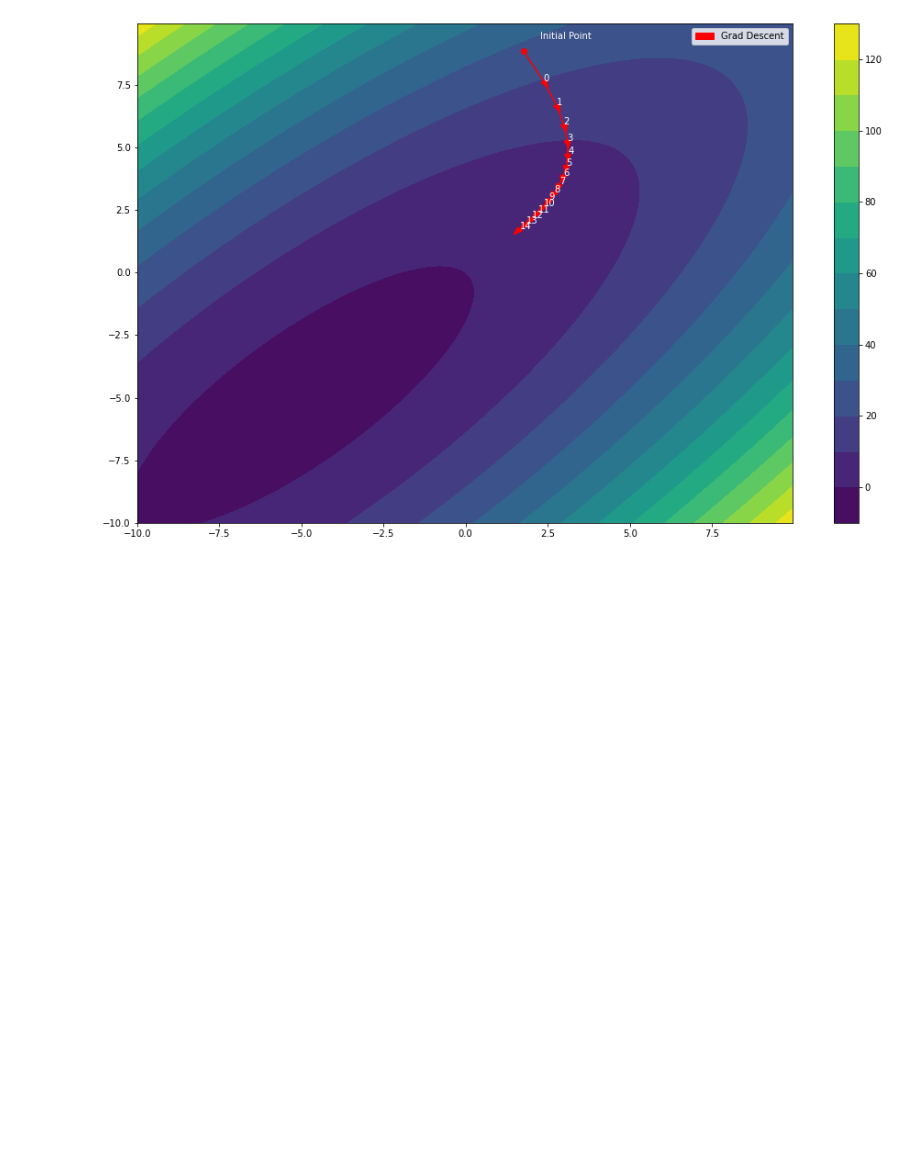
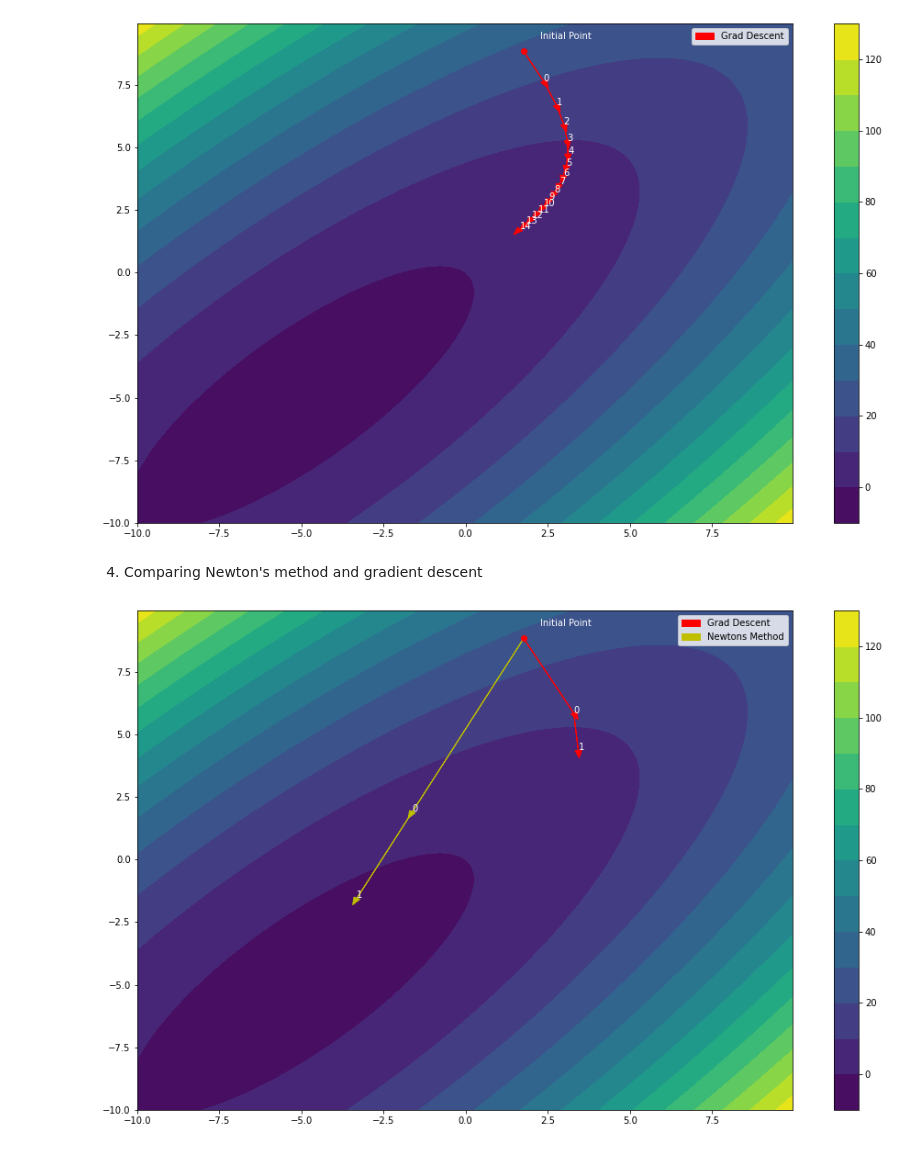
Before and after one commit to mayuriupadhyaya/DL_Learnings, a Jupyter notebook: DL_lab2.ipynb, the cells around one changed output. Cells and saved outputs as stored; diff of their text form; code cells hidden in the pictures; blank space fills up the shorter version.

```diff
--- a/DL_lab2.ipynb
+++ b/DL_lab2.ipynb
@@ -191,3 +191,20 @@ path = runOptim(init, regGD, ellipsoid, steps)
 showPath(ellipsoid, init, [path], ['Grad Descent'], ['r'], 15)
 # %% [output]
 [figure]
+# %% [markdown]
+4. Comparing Newton's method and gradient descent
+# %%
+#set the lr=0.5 and steps = 2
+
+a = 1/ torch.sqrt(torch.tensor(2.0))
+ellipsoid = QuadFunc(a,a,-0.8*a,a,a)
+
+init = torch.matmul(torch.tensor([[a,a],[-a,a]]),torch.tensor([-5.0,7.5]))
+steps = 2
+regGD = GradientDescent(lr = 0.5, b1=0, b2=0)
+newMT = Newtons(lr=0.5)
+path = runOptim(init, regGD, ellipsoid, steps)
+path2 = runOptim(init, newMT,ellipsoid,steps)
+showPath(ellipsoid, init, [path,path2], ['Grad Descent', 'Newtons Method'], ['r','y'], 15)
+# %% [output]
+[figure, added]
```
